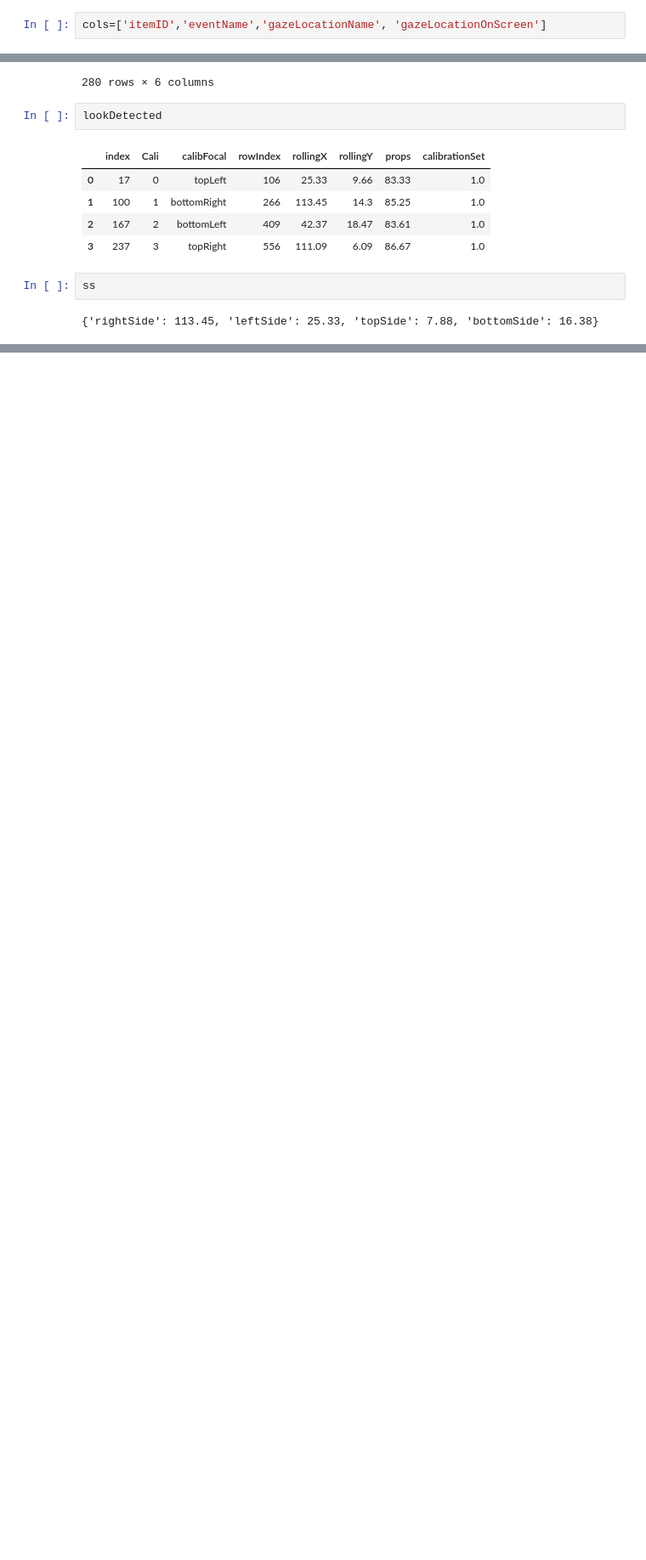
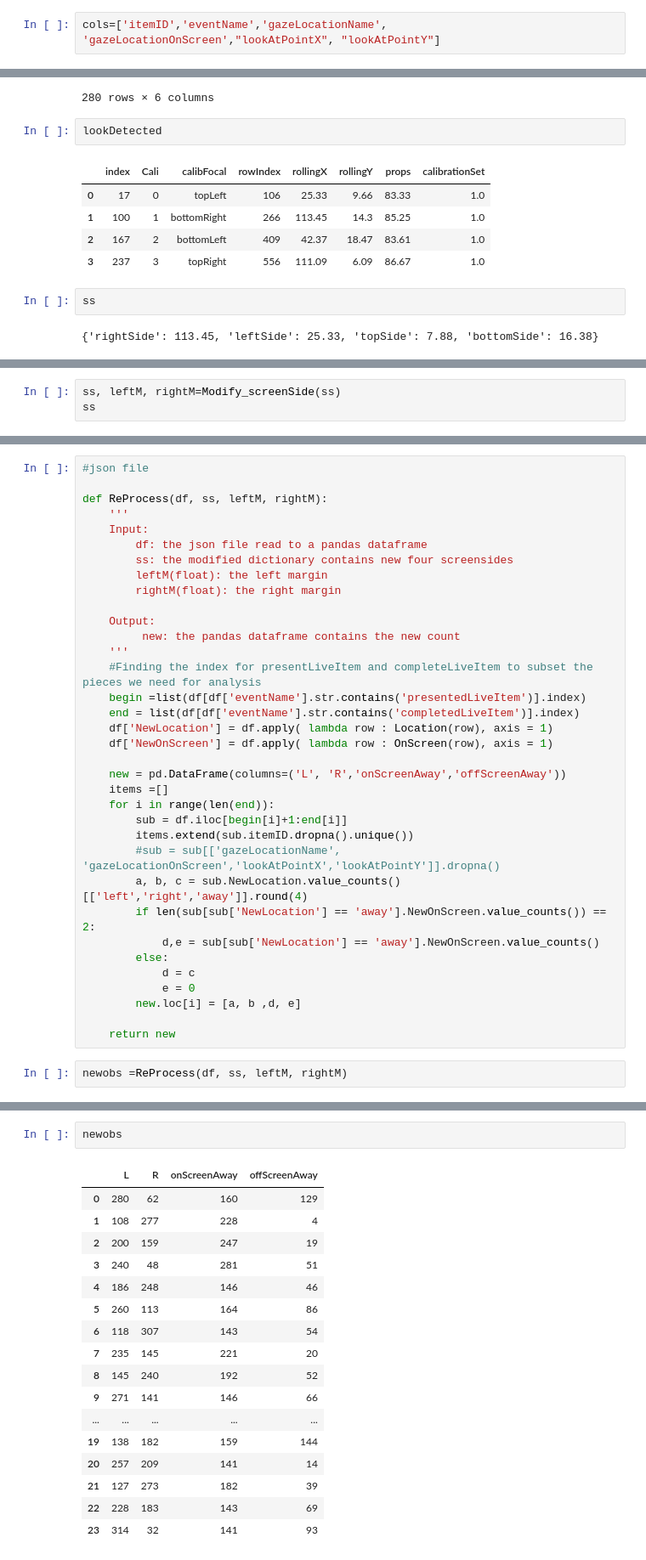
Before and after one commit to tianchu-shu/NWMSS, a Jupyter notebook: gaze.ipynb, the cells around one changed output, grey strips where cells are left out. Shown at 85% size. Drawn from its saved outputs; the diff is of its cells as text; blank space fills up the shorter version.

Commit message:
updated modify function

```diff
--- a/gaze.ipynb
+++ b/gaze.ipynb
@@ -60,6 +60,6 @@ newfile ='949BCA6A-D3D6-426C-9A94-E806F84E4E72@845BDD10-B9AF-4592-AA4E-0CCE76A0E
 # %%
 df=pd.read_json('949BCA6A-D3D6-426C-9A94-E806F84E4E72@845BDD10-B9AF-4592-AA4E-0CCE76A0E8CD@00024@2021-05-11-22.11.48.356@LookListening@Claire@VerboseGazeData.json')
 # %%
-cols=['itemID','eventName','gazeLocationName', 'gazeLocationOnScreen']
+cols=['itemID','eventName','gazeLocationName', 'gazeLocationOnScreen',"lookAtPointX", "lookAtPointY"]
 # %%
 df=df[cols]
@@ -308,0 +391,3 @@ ss
+# %%
+ss, leftM, rightM=Modify_screenSide(ss)
+ss
@@ -308,0 +400,37 @@ ss
+# %%
+#json file
+
+def ReProcess(df, ss, leftM, rightM):
+    '''
+    Input:
+        df: the json file read to a pandas dataframe
+        ss: the modified dictionary contains new four screensides
+        leftM(float): the left margin
+        rightM(float): the right margin
+
+    Output:
+         new: the pandas dataframe contains the new count
+    '''
+    #Finding the index for presentLiveItem and completeLiveItem to subset the pieces we need for analysis
+    begin =list(df[df['eventName'].str.contains('presentedLiveItem')].index)
+    end = list(df[df['eventName'].str.contains('completedLiveItem')].index)
+    df['NewLocation'] = df.apply( lambda row : Location(row), axis = 1)
+    df['NewOnScreen'] = df.apply( lambda row : OnScreen(row), axis = 1)
+
+    new = pd.DataFrame(columns=('L', 'R','onScreenAway','offScreenAway'))
+    items =[]
+    for i in range(len(end)):
+        sub = df.iloc[begin[i]+1:end[i]]
+        items.extend(sub.itemID.dropna().unique())
+        #sub = sub[['gazeLocationName', 'gazeLocationOnScreen','lookAtPointX','lookAtPointY']].dropna()
+        a, b, c = sub.NewLocation.value_counts()[['left','right','away']].round(4)
+        if len(sub[sub['NewLocation'] == 'away'].NewOnScreen.value_counts()) == 2:
+            d,e = sub[sub['NewLocation'] == 'away'].NewOnScreen.value_counts()
+        else:
+            d = c
+            e = 0
+        new.loc[i] = [a, b ,d, e]
+
+    return new
+# %%
+newobs =ReProcess(df, ss, leftM, rightM)
@@ -308,0 +444,20 @@ ss
+# %%
+newobs
+# %% [output]
+|  | L | R | onScreenAway | offScreenAway |
+| 0 | 280 | 62 | 160 | 129 |
+| 1 | 108 | 277 | 228 | 4 |
+| 2 | 200 | 159 | 247 | 19 |
+| 3 | 240 | 48 | 281 | 51 |
+| 4 | 186 | 248 | 146 | 46 |
+| 5 | 260 | 113 | 164 | 86 |
+| 6 | 118 | 307 | 143 | 54 |
+| 7 | 235 | 145 | 221 | 20 |
+| 8 | 145 | 240 | 192 | 52 |
+| 9 | 271 | 141 | 146 | 66 |
+| ... | ... | ... | ... | ... |
+| 19 | 138 | 182 | 159 | 144 |
+| 20 | 257 | 209 | 141 | 14 |
+| 21 | 127 | 273 | 182 | 39 |
+| 22 | 228 | 183 | 143 | 69 |
+| 23 | 314 | 32 | 141 | 93 |
```
Also changed, not shown: parts of 20 cells of this notebook.
